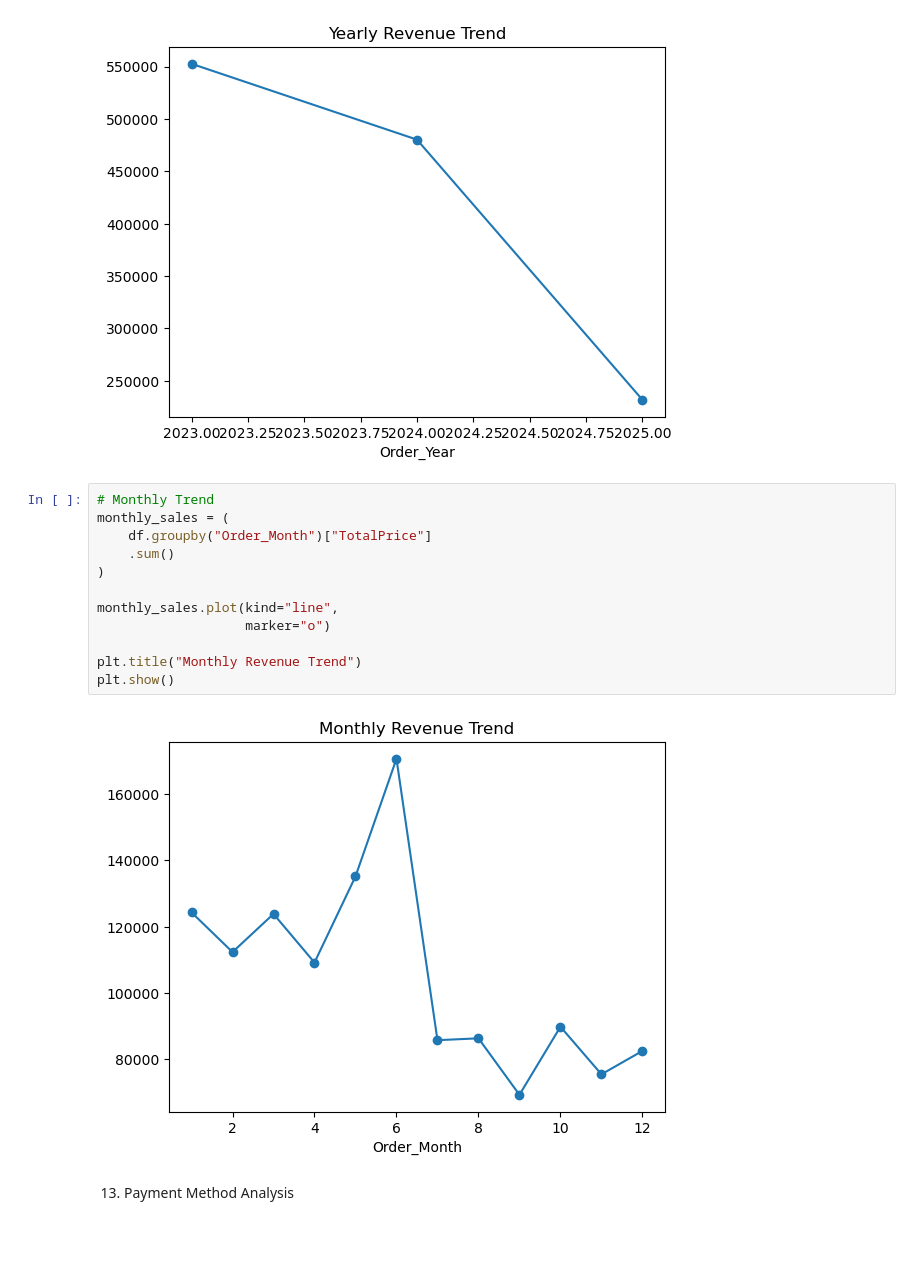
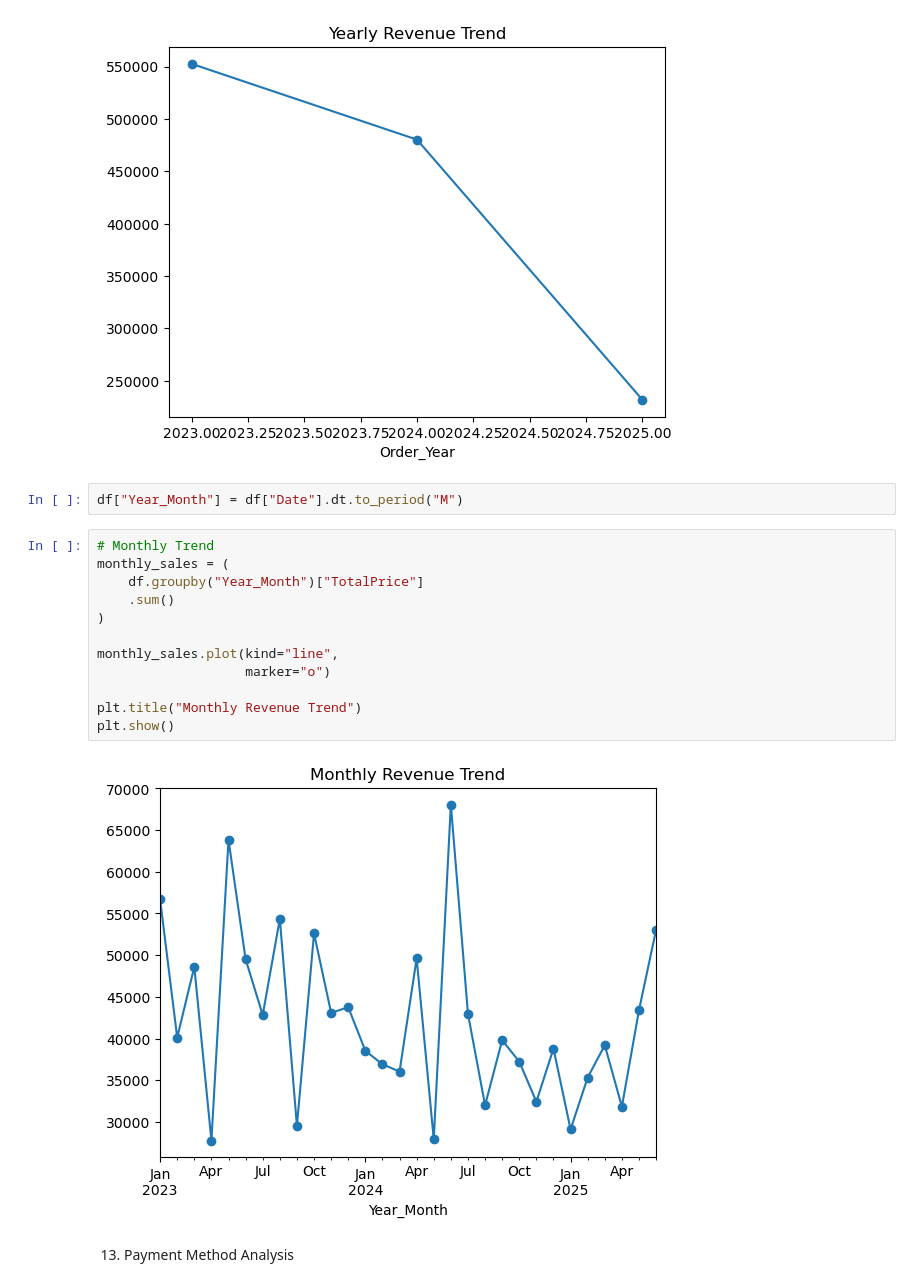
Before and after one commit to aditishaktawat/DecodeLabs-Task-2-Aditi_Shaktawat, a Jupyter notebook: E_Commerce_EDA.ipynb, the cells around one changed output. Drawn from its saved outputs; the diff is of its cells as text; blank space fills up the shorter version.

```diff
--- a/E_Commerce_EDA.ipynb
+++ b/E_Commerce_EDA.ipynb
@@ -365,19 +384,21 @@ plt.title("Yearly Revenue Trend")
 plt.show()
 # %% [output]
 [figure]
+# %%
+df["Year_Month"] = df["Date"].dt.to_period("M")
 # %%
 # Monthly Trend
 monthly_sales = (
-    df.groupby("Order_Month")["TotalPrice"]
+    df.groupby("Year_Month")["TotalPrice"]
     .sum()
 )
 
 monthly_sales.plot(kind="line",
                    marker="o")
 
 plt.title("Monthly Revenue Trend")
 plt.show()
 # %% [output]
-[figure, old version]
+[figure, new version]
 # %% [markdown]
 13. Payment Method Analysis
```
Also changed, not shown: parts of 30 cells of this notebook, 1 other file.
